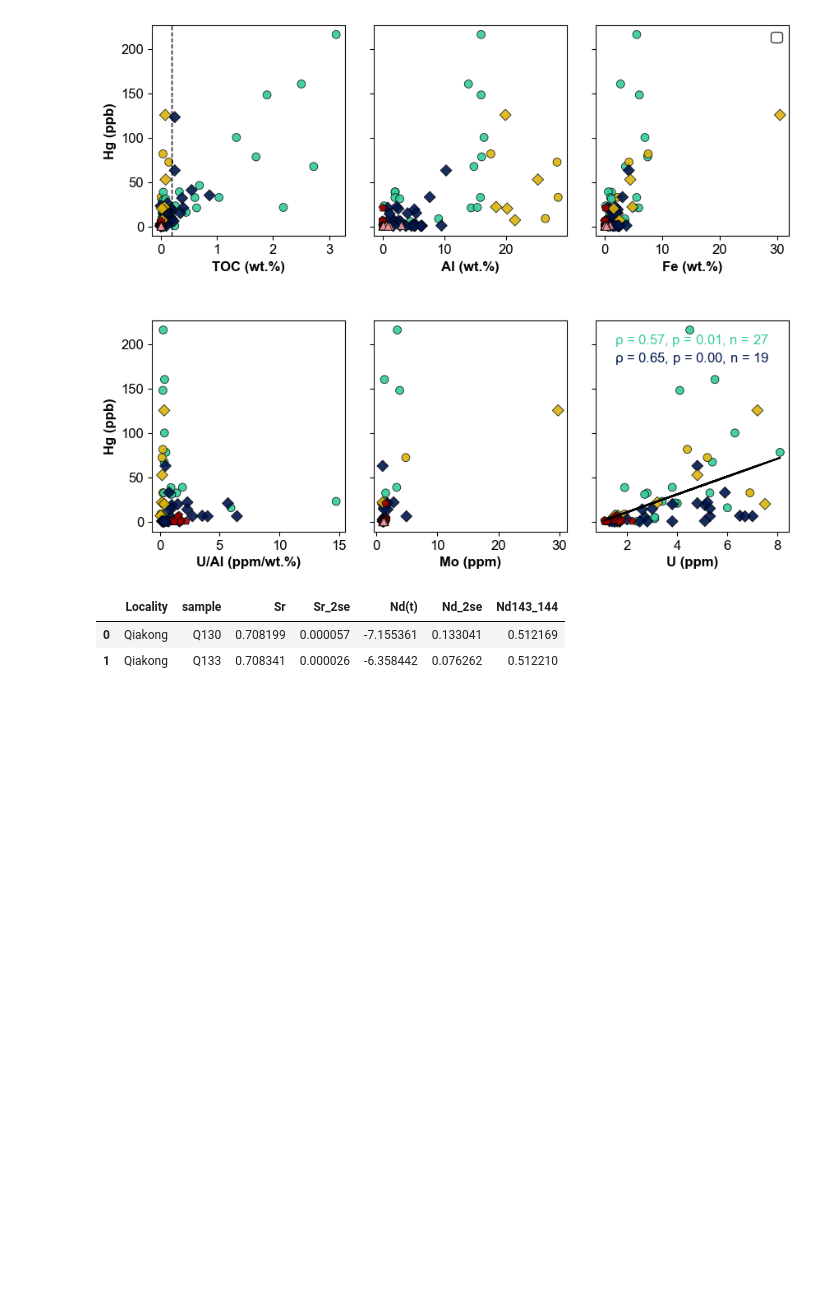
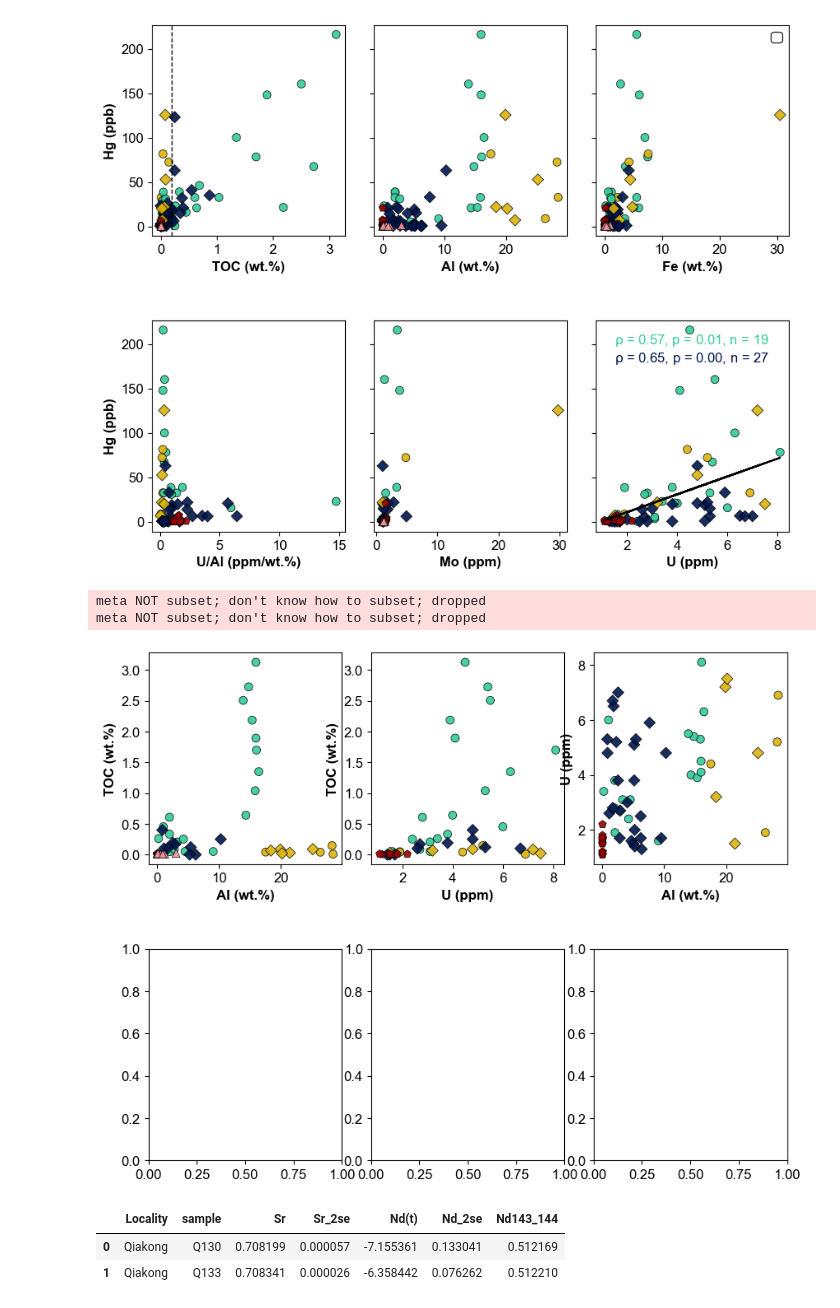
Before and after one commit to oluwaseun-edward/notebooks, a Jupyter notebook: covariation.ipynb, the cells around one changed output. Drawn from its saved outputs; the diff is of its cells as text; code cells hidden in the pictures; blank space fills up the shorter version.

```diff
--- a/covariation.ipynb
+++ b/covariation.ipynb
@@ -130,19 +131,26 @@ fig.subplots_adjust(hspace=0.4, wspace=0.15)
 
 #define the variables needed to iterably make the figures.
 subs = ['TOC', 'Al', 'Fe', 'U_Al', 'Mo', 'U']
+y = [Hg]*len(subs)
 ax = [ax0, ax1, ax2, ax3, ax4, ax5]
 xlabels = [ "TOC (wt.%)", "Al (wt.%)", "Fe (wt.%)","U/Al (ppm/wt.%)", "Mo (ppm)", "U (ppm)"]
+y_label = ["Hg (ppb)"]*len(subs)
 text = r'$\rho$'
 # make subplots using a for loop.
-for ix, sub in enumerate(subs):
-    sns.scatterplot(data=data, x=data[sub], y=Hg, ax=ax[ix],
-                    color='black', edgecolor='black', legend=False,
-                    s=50, hue='Lithology', palette=colors, alpha=0.9,
-                    style='Lithology', markers=markers,
-                    )
-    ax[ix].tick_params(labelsize=12, color='black')
-    ax[ix].set_xlabel(xlabels[ix], fontsize=12, color='black', fontweight='bold')
-    ax[ix].set_ylabel("Hg (ppb)", fontsize=12, color = 'black', fontweight = 'bold')
+def make_plot(subs, y, ax, y_label, xlabels):
+    for ix, sub in enumerate(subs):
+        sns.scatterplot(data=data, x=data[sub], y=y[ix], ax=ax[ix],
+                        color='black', edgecolor='black', legend=False,
+                        s=50, hue='Lithology', palette=colors, alpha=0.9,
+                        style='Lithology', markers=markers,
+                        )
+        ax[ix].tick_params(labelsize=12, color='black')
+        ax[ix].set_xlabel(xlabels[ix], fontsize=12, color='black', fontweight='bold')
+        ax[ix].set_ylabel(y_label[ix], fontsize=12, color = 'black', fontweight = 'bold')
+
+
+make_plot(subs,y, ax, y_label, xlabels)
+
 ax0.axvline(x=0.2, linestyle='--', color='black', linewidth=1)
 # ax0.annotate(f'SHA: {text} = 0.57, p = 0.00',(0.5,200))
 ax2.legend(loc='upper right', edgecolor='black')
@@ -161,9 +169,9 @@ SHA_U_rho = U_correlation['rho'][0]
 QIA_U_rho = U_correlation['rho'][1]
 QIA_U_p = U_correlation['p'][1]
 SHA_U_p = U_correlation['p'][0]
-ax5.annotate(f'{text} = {SHA_U_rho:.2f}, p = {SHA_U_p:.2f}, n = 27',(1.5,200),color = '#33cb9c',
+ax5.annotate(f'{text} = {SHA_U_rho:.2f}, p = {SHA_U_p:.2f}, n = {sha_U.count()}',(1.5,200),color = '#33cb9c',
             fontsize=12,)
-ax5.annotate(f'{text} = {QIA_U_rho:.2f}, p = {QIA_U_p:.2f}, n = 19',(1.5,180),color = '#00164e',
+ax5.annotate(f'{text} = {QIA_U_rho:.2f}, p = {QIA_U_p:.2f}, n = {qia_U.count()}',(1.5,180),color = '#00164e',
             fontsize=12,)
 
 rho, p = spearmanr(x,y,nan_policy='omit')
@@ -174,6 +182,22 @@ rho,p
 No artists with labels found to put in legend.  Note that artists whose label start with an underscore are ignored when legend() is called with no argument.
 (0.6798969340201223, 3.4330217754037647e-10)
 [figure]
+# %%
+fig, ((ax0, ax1, ax2), (ax3, ax4, ax5)) = plt.subplots(figsize=(10, 8), nrows=2, ncols=3)
+fig.subplots_adjust(hspace=0.4, wspace=0.15)
+
+subs = ['Al', "U", 'Al']
+y = [data['TOC'], data['TOC'], U]
+ax = [ax0, ax1, ax2, ax3]
+y_label = ["TOC (wt.%)", "TOC (wt.%)", "U (ppm)"]
+xlabel = ["Al (wt.%)", "U (ppm)", "Al (wt.%)"]
+
+make_plot(subs, y, ax, y_label,xlabels=xlabel)
+plt.savefig("../plots/covar2.pdf", dpi=600)
+# %% [output]
+meta NOT subset; don't know how to subset; dropped
+meta NOT subset; don't know how to subset; dropped
+[figure, added]
 # %%
 df = pd.read_excel('../manuscript_data.xlsx', sheet_name="Nd_Sr")
 df.head(2)
```
Also changed, not shown: parts of 1 cell of this notebook, 1 other file.
